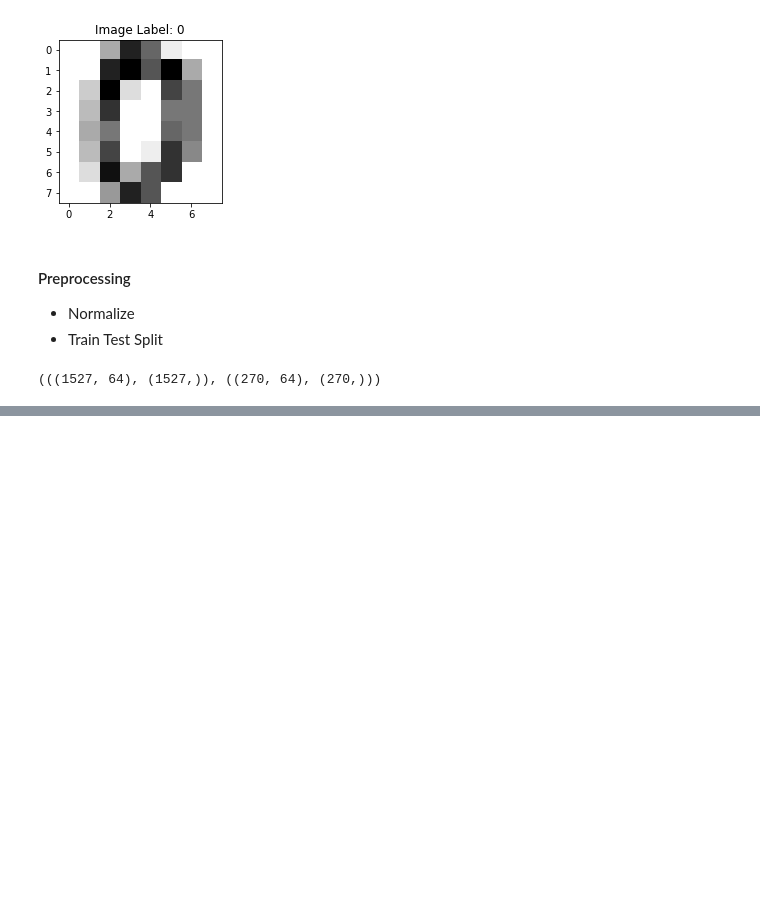
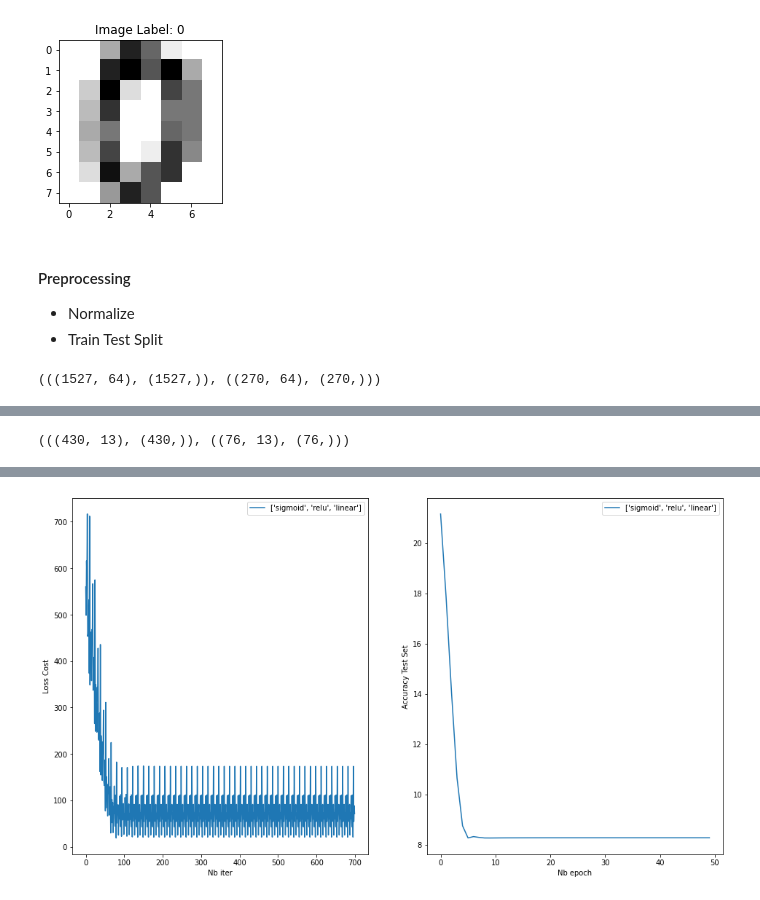
Before and after one commit to davidchen9830/ML, a Jupyter notebook: DNN/tensorflow/tf_dnn.ipynb, the cells around one changed output, grey strips where cells are left out. Cells and saved outputs as stored; diff of their text form; code cells hidden in the pictures; blank space fills up the shorter version.

```diff
--- a/DNN/tensorflow/tf_dnn.ipynb
+++ b/DNN/tensorflow/tf_dnn.ipynb
@@ -170,0 +287,22 @@ Epoch 14, train_acc = 0.9993, test_acc = 0.9667
+# %%
+from sklearn.datasets import load_boston
+from sklearn import preprocessing
+from sklearn.model_selection import train_test_split
+
+boston = load_boston() # Iris only have 3 classes
+
+data = np.asarray(boston.data, dtype='float32')
+target = np.asarray(boston.target, dtype='float32')
+
+X_train, X_test, y_train, y_test = train_test_split(data, target,
+                                                    test_size=0.15,
+                                                   random_state=37)
+# We put a random state to have reproducible results
+
+scaler = preprocessing.StandardScaler()
+X_train = scaler.fit_transform(X_train) # Center and normalize
+X_test = scaler.fit_transform(X_test)
+
+(X_train.shape, y_train.shape), (X_test.shape, y_test.shape)
+# %% [output]
+(((430, 13), (430,)), ((76, 13), (76,)))
@@ -170,0 +312,17 @@ Epoch 14, train_acc = 0.9993, test_acc = 0.9667
+# %%
+layers = [X_train.shape[1], 128, 64, 1] # Last layer size 1, output as a price
+# Linear in the output because it will go into the softmax
+activations_list = [ # Linear instead of softmax
+                   ["sigmoid","relu", "linear"]
+                   ]
+optimizer = optimizers.Adam()
+loss_fn = tf.keras.losses.MSE
+# Since we predict price, let's use MSE instead of cross-entropy
+# which wouldn't really make sense...
+models, all_losses, all_accuracies = test_models(layers, activations_list, X_train, y_train, X_test, y_test,
+                                                 num_epochs=50, verbose=True,
+                                                loss_fn = loss_fn, batch_size=32,
+                                                optimizer=optimizer)
+
+plot_all_losses(activations_list, all_losses, all_accuracies)
+# %% [output]
@@ -170,0 +346 @@ Epoch 14, train_acc = 0.9993, test_acc = 0.9667
+[figure, added]
```
Also changed, not shown: parts of 14 cells of this notebook, 2 other files.
